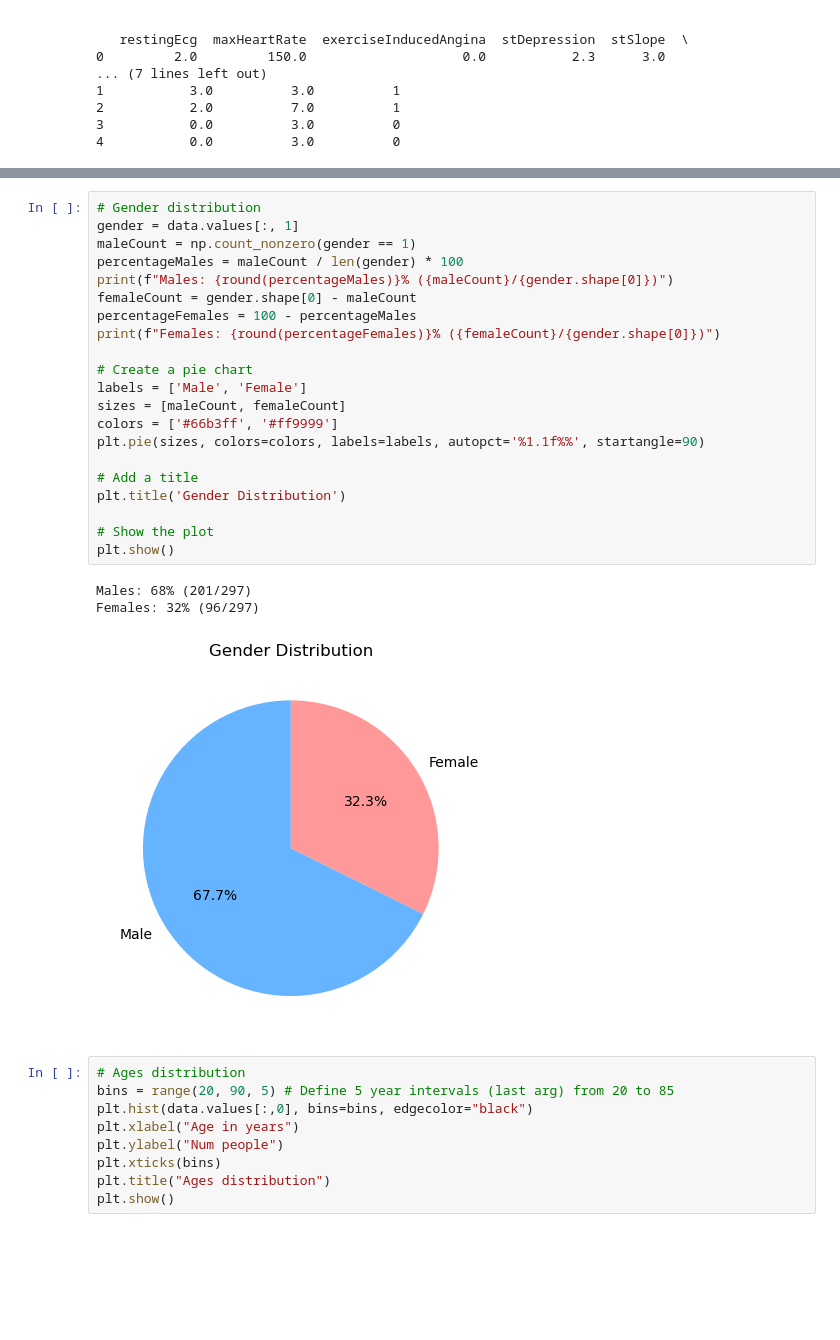
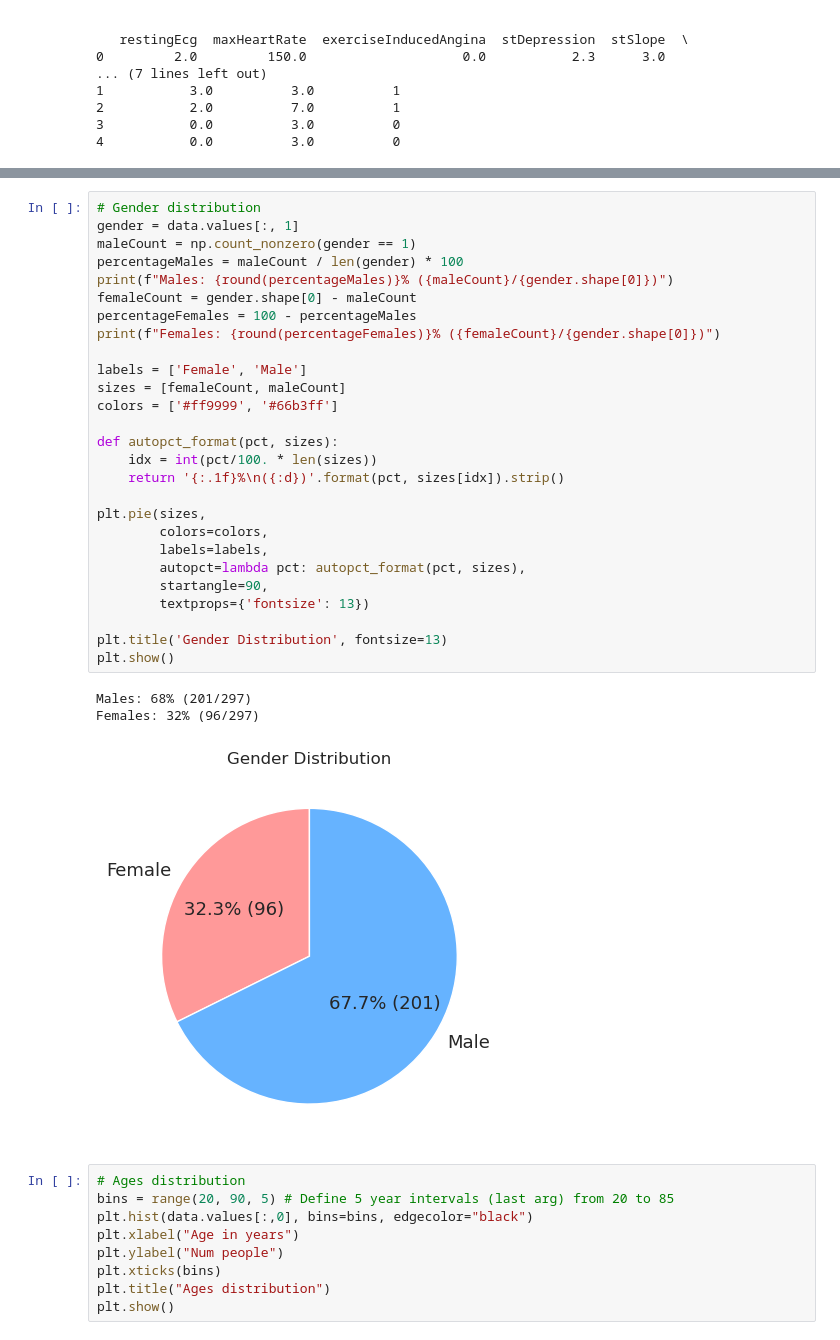
Before and after one commit to icbaptista/heart-disease-prediction-with-ML, a Jupyter notebook: analysis.ipynb, the cells around one changed output, grey strips where cells are left out. Saved outputs shown, nothing was run; the diff lists cells and outputs as text; blank space fills up the shorter version.

Commit message:
Pie charts

```diff
--- a/analysis.ipynb
+++ b/analysis.ipynb
@@ -120,28 +127,34 @@ Output=0 (no heart disease): 54% (160/297)
 # %%
 # Gender distribution
 gender = data.values[:, 1]
 maleCount = np.count_nonzero(gender == 1)
 percentageMales = maleCount / len(gender) * 100
 print(f"Males: {round(percentageMales)}% ({maleCount}/{gender.shape[0]})")
 femaleCount = gender.shape[0] - maleCount
 percentageFemales = 100 - percentageMales
 print(f"Females: {round(percentageFemales)}% ({femaleCount}/{gender.shape[0]})")
 
-# Create a pie chart
-labels = ['Male', 'Female']
-sizes = [maleCount, femaleCount]
-colors = ['#66b3ff', '#ff9999']
-plt.pie(sizes, colors=colors, labels=labels, autopct='%1.1f%%', startangle=90)
+labels = ['Female', 'Male']
+sizes = [femaleCount, maleCount]
+colors = ['#ff9999', '#66b3ff']
 
-# Add a title
-plt.title('Gender Distribution')
+def autopct_format(pct, sizes):
+    idx = int(pct/100. * len(sizes))
+    return '{:.1f}%\n({:d})'.format(pct, sizes[idx]).strip()
 
-# Show the plot
+plt.pie(sizes,
+        colors=colors,
+        labels=labels,
+        autopct=lambda pct: autopct_format(pct, sizes),
+        startangle=90,
+        textprops={'fontsize': 13})
+
+plt.title('Gender Distribution', fontsize=13)
 plt.show()
 # %% [output]
 Males: 68% (201/297)
 Females: 32% (96/297)
-[figure, old version]
+[figure, new version]
 # %%
 # Ages distribution
 bins = range(20, 90, 5) # Define 5 year intervals (last arg) from 20 to 85
```
Also changed, not shown: parts of 2 cells of this notebook, 1 other file.
